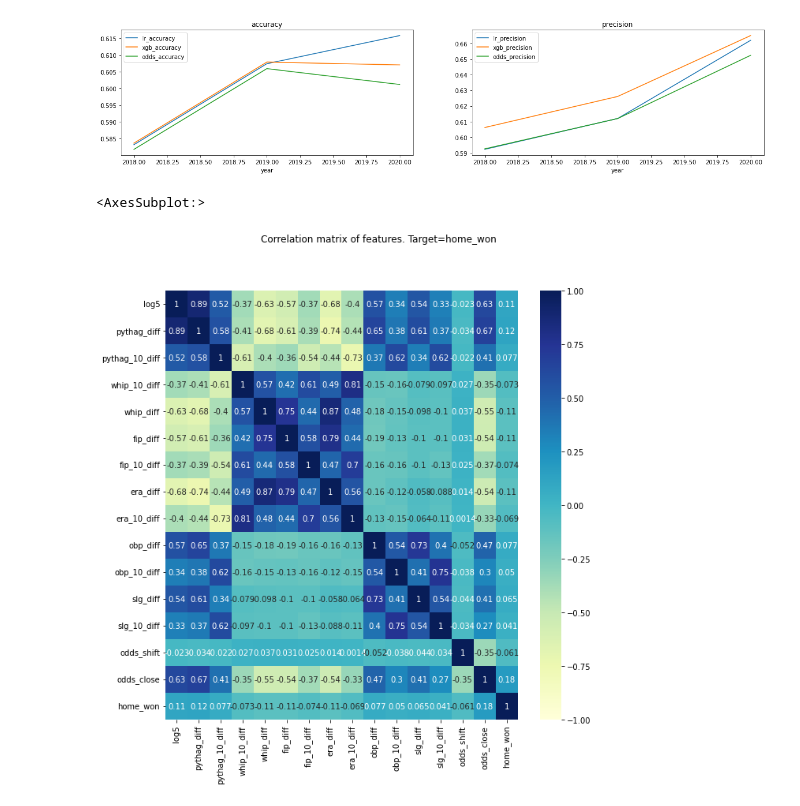
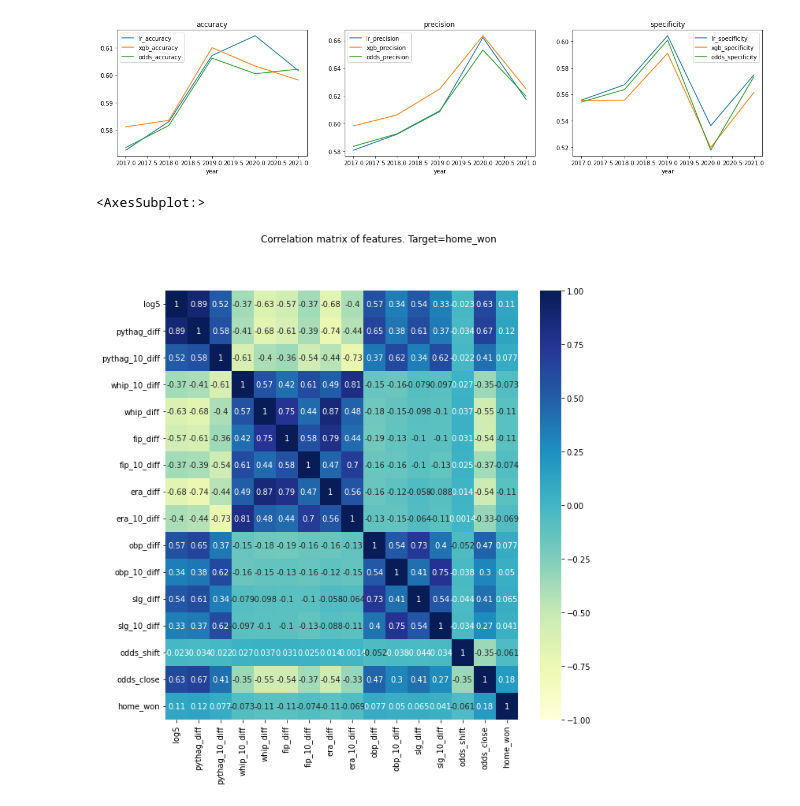
Before and after one commit to matthewpark319/baseball, a Jupyter notebook: baseball_model.ipynb, the cells around one changed output. Drawn from its saved outputs; the diff is of its cells as text; code cells hidden in the pictures.

Commit message:
betting plots

```diff
--- a/baseball_model.ipynb
+++ b/baseball_model.ipynb
@@ -105,19 +129,3 @@ odds = odds.groupby(['team', 'date']).first().reset_index() # best way to handle
-# %%
-home_odds = odds.loc[odds['VH'] == 'H', ['date', 'team', 'Close', 'Open']].rename(columns={
-    'team': 'home', 'Close': 'home_close_odds', 'Open': 'home_open_odds'})
-tmp = pd.merge(game_logs, home_odds, on=['date', 'home'])
-away_odds = odds.loc[odds['VH'] == 'V', ['date', 'team', 'Close', 'Open']].rename(columns={
-    'team': 'away', 'Close': 'away_close_odds', 'Open': 'away_open_odds'})
-df = pd.merge(tmp, away_odds, on=['date', 'away'])
-implied_odds = lambda line: 100 / (line + 100) if line > 0 else -line / (-line + 100)
-df['home_close_odds'] = df['home_close_odds'].replace('NL', np.nan).astype(float).apply(implied_odds)
-df['away_close_odds'] = df['away_close_odds'].replace('NL', np.nan).astype(float).apply(implied_odds)
-df['home_open_odds'] = df['home_open_odds'].replace('NL', np.nan).astype(float).apply(implied_odds)
-df['away_open_odds'] = df['away_open_odds'].replace('NL', np.nan).astype(float).apply(implied_odds)
-
-df['home_favorite'] = (df['home_close_odds'] > df['away_close_odds']).astype(int)
-df['odds_close'] = df['home_close_odds'] / (df['home_close_odds'] + df['away_close_odds'])
-df['odds_open'] = df['home_open_odds'] / (df['home_open_odds'] + df['away_open_odds'])
 # %%
 def build_features(year_to_test, proper_shift=1):
     one_year = df.loc[df['year'] == year_to_test]
@@ -126,8 +134,6 @@ def build_features(year_to_test, proper_shift=1):
     for side in ['home', 'away']:
         side_games = one_year.copy()
         side_games['won'] = one_year['home_won'] if side == 'home' else ~one_year['home_won']
-        side_games['close_odds'] = one_year['odds_close'].shift(-proper_shift) if side == 'home' else 1 - one_year['odds_close'].shift(-proper_shift)
-        side_games['open_odds'] = one_year['odds_open'].shift(-proper_shift) if side == 'home' else 1 - one_year['odds_open'].shift(-proper_shift)
         side_games['team'] = one_year[side]
         side_games['game_num'] = one_year[f'{side}_game_num'] + proper_shift # join on game after, to avoid lookahead bias
         side_games['score_for'] = one_year[f'score_{side}']
@@ -162,15 +168,14 @@ def build_features(year_to_test, proper_shift=1):
         stacked_features[f'ops{suffix}'] = stacked_features[f'obp{suffix}'] + stacked_features[f'slg{suffix}']
         stacked_features[f'err{suffix}'] = stacked['errors'].divide(game_num, axis='rows')
         stacked_features[f'pythag{suffix}'] = (stacked['score_for']**1.83 / (stacked['score_for']**1.83 + stacked['score_against']**1.83))
-        stacked_features[f'odds_close{suffix}'] = stacked['odds_close'].divide(game_num, axis='rows')
-        stacked_features[f'odds_open{suffix}'] = stacked['odds_open'].divide(game_num, axis='rows')
 
     team_stats = pd.concat([stacked_feature.unstack().rename(stacked_feature_name)
                             for stacked_feature_name, stacked_feature in stacked_features.items()],
                            axis='columns').reset_index()
 
     tmp = pd.merge(
-        one_year[['date', 'year', 'home', 'away', 'home_game_num', 'away_game_num', 'odds_close', 'odds_open', 'home_won', 'home_favorite']],
+        one_year[['date', 'year', 'home', 'away', 'home_game_num', 'away_game_num', 'odds_close', 'odds_open',
+                  'home_odds_close', 'away_odds_close', 'home_won', 'home_favorite']],
         team_stats.rename(columns={col: 'home' if col == 'team' else f'home_{col}' for col in team_stats.columns}),
         on=['home', 'home_game_num']
     )
@@ -192,7 +197,7 @@ def build_features(year_to_test, proper_shift=1):
     games['odds_shift'] = games['odds_open'] - games['odds_close']
     return games
 
-games = pd.concat([build_features(year) for year in range(2010, 2021)], ignore_index=True).dropna()
+games = pd.concat([build_features(year) for year in range(df['year'].min(), df['year'].max() + 1)], ignore_index=True).dropna()
 games['home_won'] = games['home_won'].astype(int)
 # %%
 from sklearn.linear_model import LogisticRegression
@@ -216,13 +221,13 @@ features = games[features_list]
 features = (features - features.mean()) / features.std()
 
 results = []
-for year in range(2018, games['year'].max() + 1):
+for year in range(2017, games['year'].max() + 1):
     i_train = (games['year'] < year) & (games['home_game_num'] > 53)
     model.fit(games.loc[i_train, features_list], games.loc[i_train, 'home_won'])
     model2.fit(games.loc[i_train, features_list], games.loc[i_train, 'home_won'])
 
     i_test = (games['year'] == year) & (games['home_game_num'] > 20)
-    test = games.loc[i_test, ['home_won', 'home_favorite']]
+    test = games.loc[i_test, ['date', 'home_won', 'home_favorite', 'home_odds_close', 'away_odds_close', 'odds_close']]
     test['pred_lr'] = model.predict_proba(games.loc[i_test, features_list])[:,1] - .5
     test['pred_xgb'] = model2.predict_proba(games.loc[i_test, features_list])[:,1] - .5
 
@@ -231,6 +236,7 @@ for year in range(2018, games['year'].max() + 1):
         pred_col = 'home_favorite' if m == 'odds' else f'pred_{m}'
         result[f'{m}_accuracy'] = accuracy_score(test['home_won'], np.sign(test[pred_col]).replace(-1, 0))
         result[f'{m}_precision'] = precision_score(test['home_won'], np.sign(test[pred_col]).replace(-1, 0))
+        result[f'{m}_specificity'] = precision_score(test['home_won'], np.sign(test[pred_col]).replace(-1, 0), pos_label=0)
         result[f'{m}_recall'] = recall_score(test['home_won'], np.sign(test[pred_col]).replace(-1, 0))
         result[f'{m}_f1'] = f1_score(test['home_won'], np.sign(test[pred_col]).replace(-1, 0))
 
@@ -246,14 +296,14 @@ dtype: float64
 # %%
 res = pd.DataFrame(results).set_index('year')
-metrics = ['accuracy', 'precision']
+metrics = ['accuracy', 'precision', 'specificity']
 fig, ax = plt.subplots(nrows=1, ncols=len(metrics), figsize=(20, 4))
 for i, measure in enumerate(metrics):
     measure_res = res[[col for col in res.columns if measure in col]]
     measure_res.plot(ax=ax[i], title=f'{measure}')
 
 # print(f"Our model's accuracy beats the odds by {(accuracy_improvement):.4f}")
 # %% [output]
-[figure, old version]
+[figure, new version]
 # %%
 import seaborn as sns
 import matplotlib.pyplot as plt
```
Also changed, not shown: parts of 7 cells of this notebook.
